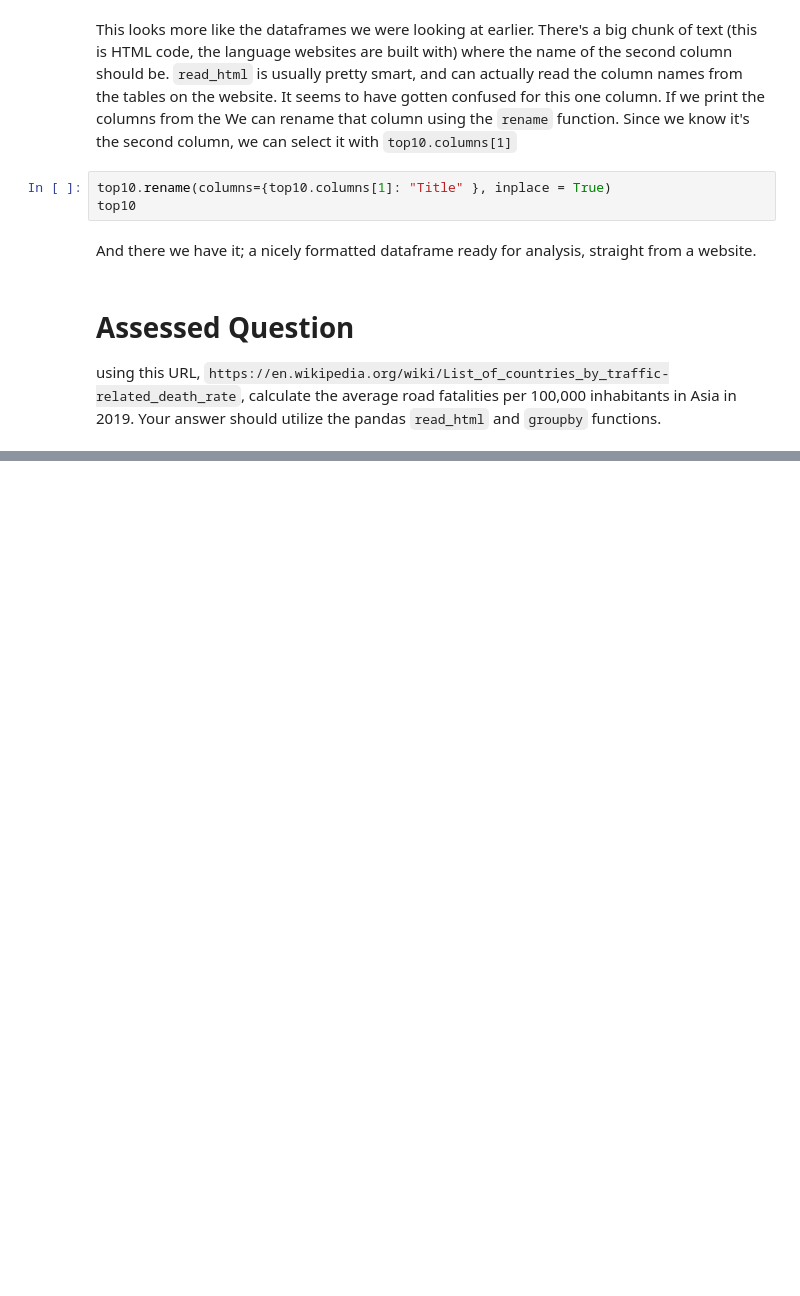
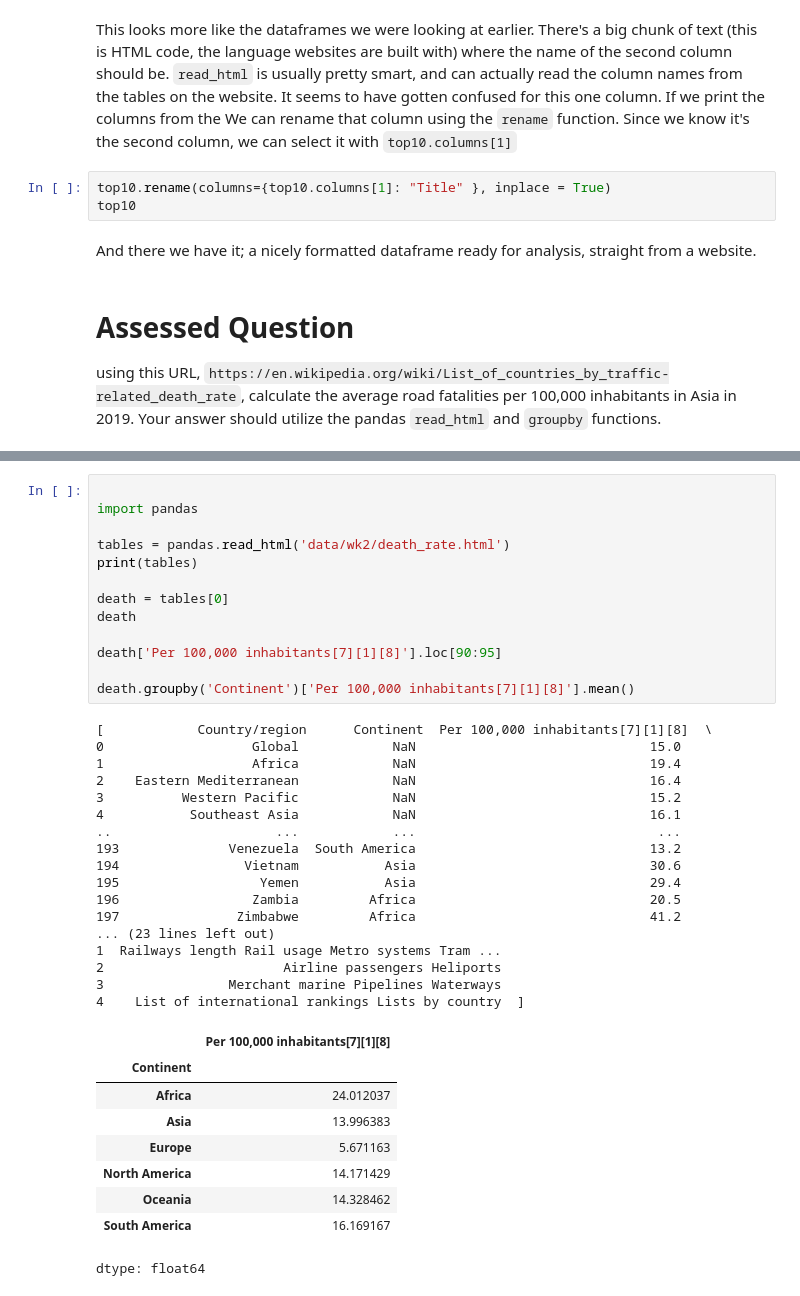
Before and after one commit to mingcarol22-creator/QM2, a Jupyter notebook: notebooks/W02. Pandas.ipynb, the cells around one changed output, grey strips where cells are left out. Cells and saved outputs as stored; diff of their text form; blank space fills up the shorter version.

```diff
--- a/notebooks/W02. Pandas.ipynb
+++ b/notebooks/W02. Pandas.ipynb
@@ -302,0 +342,40 @@ ParserError: Error tokenizing data. C error: Expected 1 fields in line 6, saw 10
+# %%
+
+import pandas
+
+tables = pandas.read_html('data/wk2/death_rate.html')
+print(tables)
+
+death = tables[0]
+death
+
+death['Per 100,000 inhabitants[7][1][8]'].loc[90:95]
+
+death.groupby('Continent')['Per 100,000 inhabitants[7][1][8]'].mean()
+# %% [output]
+[            Country/region      Continent  Per 100,000 inhabitants[7][1][8]  \
+0                   Global            NaN                              15.0
+1                   Africa            NaN                              19.4
+2    Eastern Mediterranean            NaN                              16.4
+3          Western Pacific            NaN                              15.2
+4           Southeast Asia            NaN                              16.1
+..                     ...            ...                               ...
+193              Venezuela  South America                              13.2
+194                Vietnam           Asia                              30.6
+195                  Yemen           Asia                              29.4
+196                 Zambia         Africa                              20.5
+197               Zimbabwe         Africa                              41.2
+... (23 lines left out)
+1  Railways length Rail usage Metro systems Tram ...
+2                       Airline passengers Heliports
+3                Merchant marine Pipelines Waterways
+4    List of international rankings Lists by country  ]
+|  | Per 100,000 inhabitants[7][1][8] |
+| Continent |  |
+| Africa | 24.012037 |
+| Asia | 13.996383 |
+| Europe | 5.671163 |
+| North America | 14.171429 |
+| Oceania | 14.328462 |
+| South America | 16.169167 |
+dtype: float64
```
Also changed, not shown: parts of 5 cells of this notebook.
